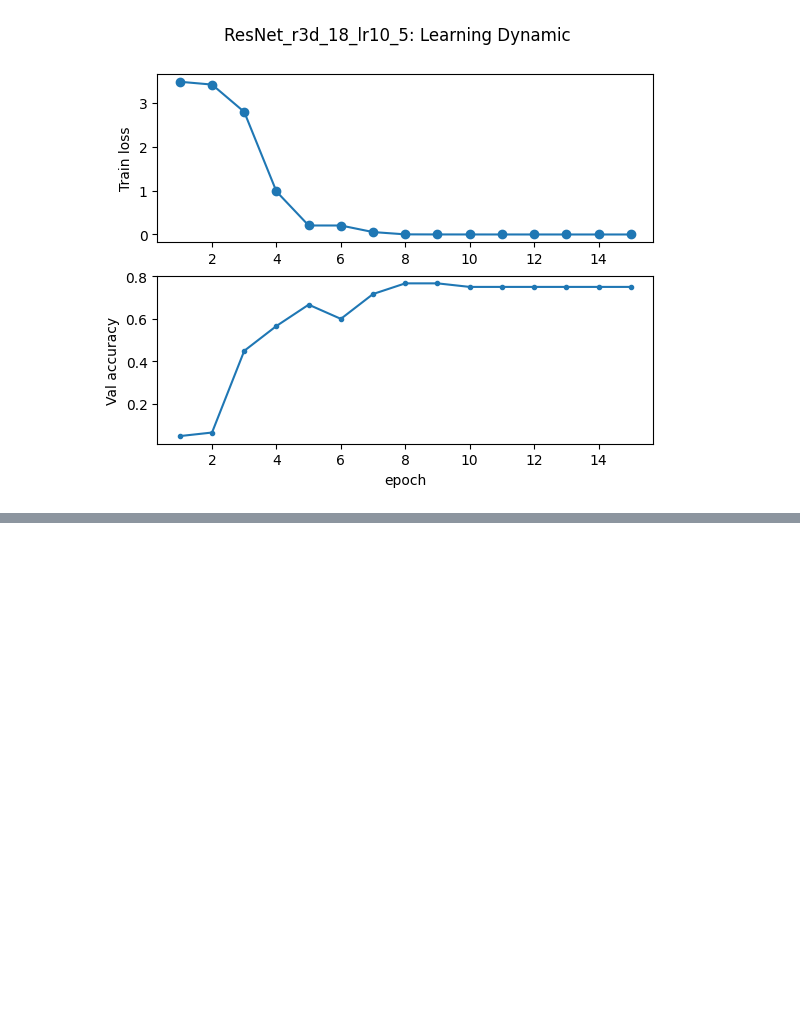
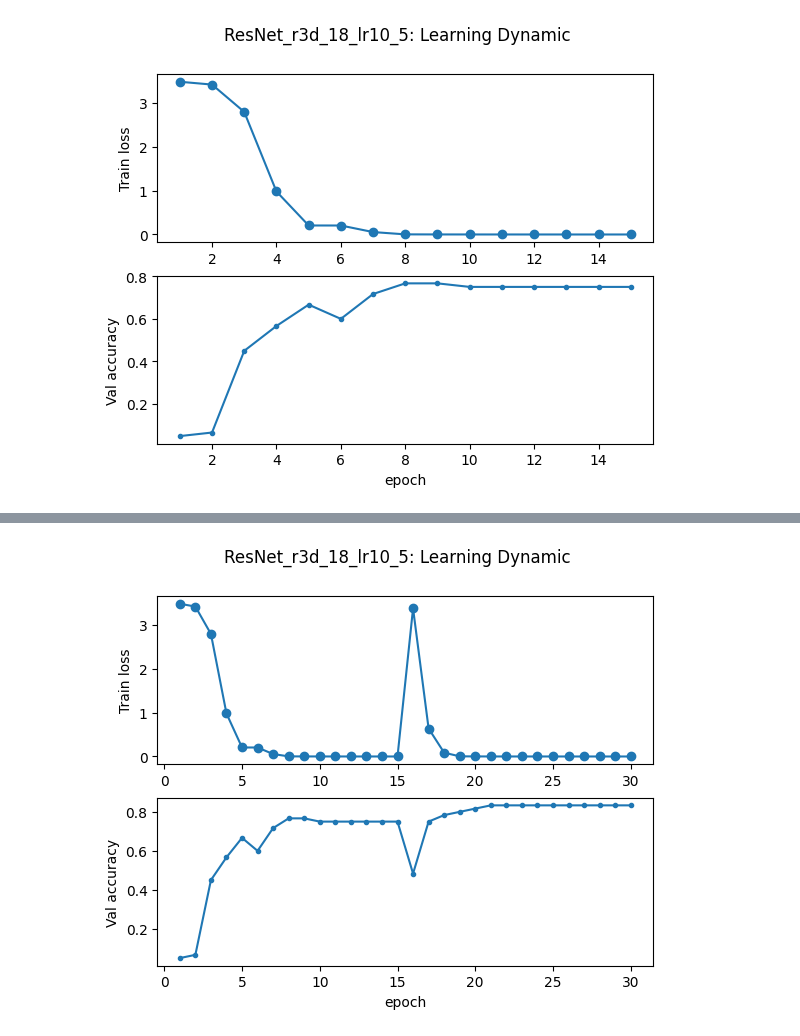
Before and after one commit to pluie-d-automne/rus-gest-lang, a Jupyter notebook: code/3 Models/ResNet_r3d_18_lr10_5_animals_train.ipynb, the cells around one changed output, grey strips where cells are left out. Drawn from its saved outputs; the diff is of its cells as text; code cells hidden in the pictures; blank space fills up the shorter version.

```diff
--- a/code/3 Models/ResNet_r3d_18_lr10_5_animals_train.ipynb
+++ b/code/3 Models/ResNet_r3d_18_lr10_5_animals_train.ipynb
@@ -252,0 +286,8 @@ torch.save({
+# %%
+criterion = nn.CrossEntropyLoss()
+optimizer = optim.Adam(resnet.parameters(), lr=lr)
+optimizer.load_state_dict({k.replace('module.',''):v for k,v in loaded_path['optimizer_state_dict'].items()})
+# %%
+with open(save_path+'/'+'ResNet_r3d_18_lr10_5_loss_acc_dynamic.json', 'r') as f:
+  dynamics = json.load(f)
+dynamics.keys()
@@ -252,0 +296,24 @@ torch.save({
+# %%
+best_acc = float(state_file.split('-')[-1][:-4])
+
+previous_epochs = 15
+num_epoches = 15
+
+if use_cuda:
+  model = torch.nn.DataParallel(resnet, device_ids=range(torch.cuda.device_count()))
+  cudnn.benchmark = True
+
+epochs = list(range(1, previous_epochs+1, 1))
+train_loss_dynamic = dynamics['train_loss_dynamic']
+val_accuracy_dynamic = dynamics['val_accuracy_dynamic']
+for epoch in range(previous_epochs+1, previous_epochs + num_epoches + 1):
+  epochs.append(epoch)
+  print(f'Train Epoch {epoch}/{previous_epochs + num_epoches}', end=": ")
+  train_loss = train_model(resnet, optimizer, criterion, train_dataloader, device, scheduler=None)
+  print(f"train_loss={train_loss}", end="; ")
+  train_loss_dynamic.append(train_loss)
+  if epoch % 1 == 0:
+    predict_acc, best_acc = validate_model(resnet, classes, epoch, criterion, optimizer, val_dataloader, device, best_acc, save, save_path, model_name)
+    print(f"val acc={predict_acc:.3f}")
+    val_accuracy_dynamic.append(predict_acc.item())
+    save_model_dyn(save_path, model_name, train_loss_dynamic, val_accuracy_dynamic)
@@ -252,0 +336,4 @@ torch.save({
+# %%
+display_learning_dynamic(train_loss_dynamic, val_accuracy_dynamic, epochs, model_name)
+# %% [output]
+[figure, added]
```
Also changed, not shown: parts of 3 cells of this notebook, 3 other files.
